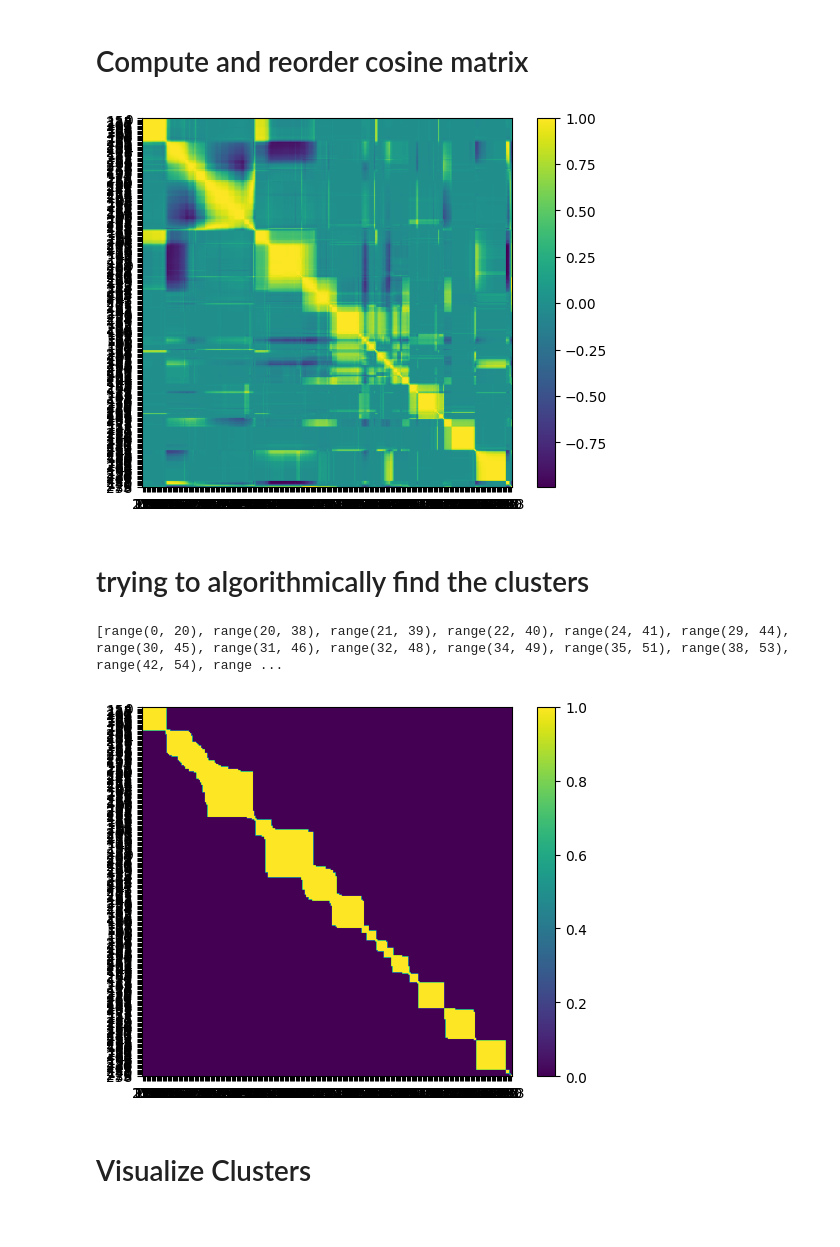
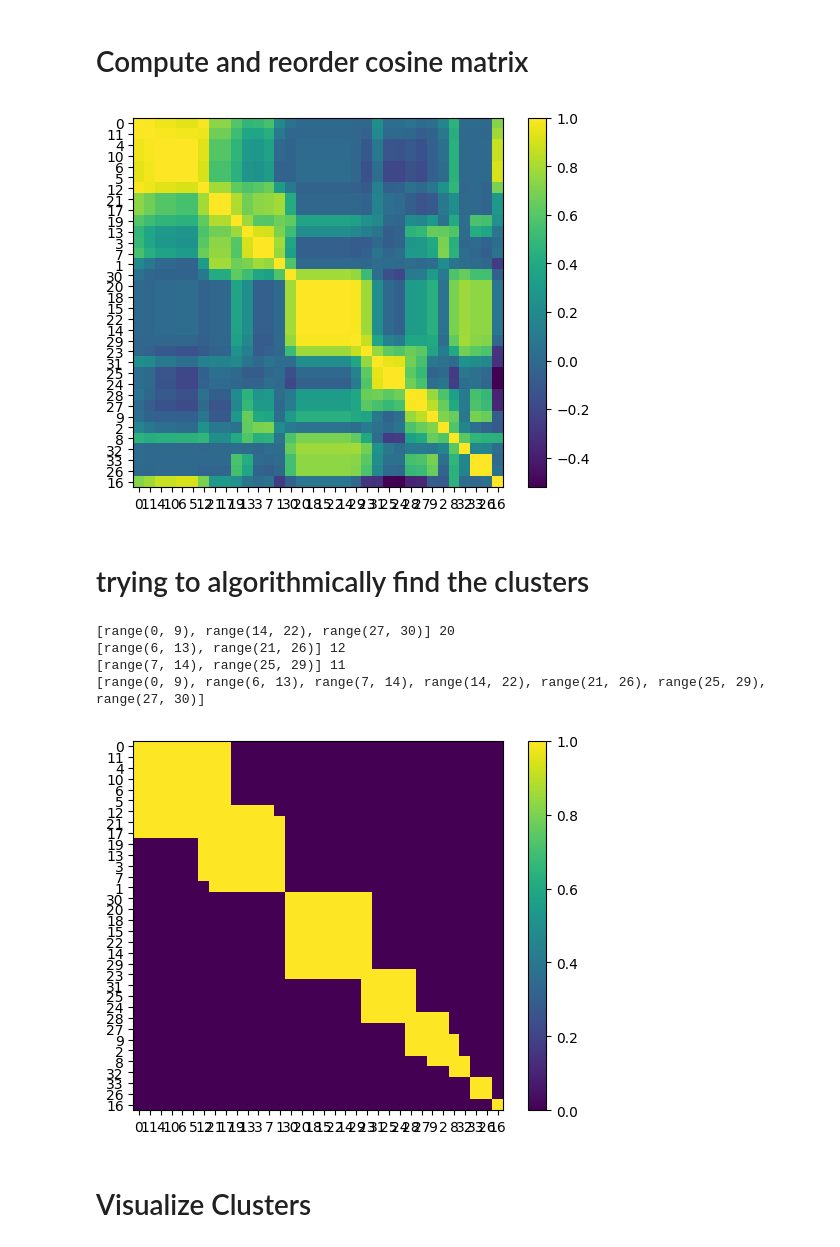
Before and after one commit to xiao278/svd_applications, a Jupyter notebook: community_detection_implementation.ipynb, the cells around one changed output. Drawn from its saved outputs; the diff is of its cells as text; code cells hidden in the pictures.

Commit message:
cluster coloring improvments
used interval partition to separate the 'clusters' into different partitions.

improved coloring to have a consistent color theme across different partitions

```diff
--- a/community_detection_implementation.ipynb
+++ b/community_detection_implementation.ipynb
@@ -40,18 +40,18 @@ from IPython.display import display
 # }
 
 # AL = nx.to_dict_of_lists(nx.davis_southern_women_graph())
-# AL = nx.to_dict_of_lists(nx.karate_club_graph())
-AL = nx.to_dict_of_lists(
-    nx.LFR_benchmark_graph(
-        n=300,
-        tau1=2.5,
-        tau2=1.5,
-        mu=0.1,
-        average_degree=5,
-        min_community=8,
-        seed=43
-    )
-)
+AL = nx.to_dict_of_lists(nx.karate_club_graph())
+# AL = nx.to_dict_of_lists(
+#     nx.LFR_benchmark_graph(
+#         n=600,
+#         tau1=2.5,
+#         tau2=1.5,
+#         mu=0.1,
+#         average_degree=6,
+#         min_community=10,
+#         seed=43
+#     )
+# )
 
 # top_nodes, bottom_nodes = bipartite.sets(nx.davis_southern_women_graph())
 
@@ -77,7 +77,7 @@ V = Vt.T
 S = np.diag(S)
 # %%
 svs = np.diag(S)
-k = calc_elbow(svs,0.95)
+k = calc_elbow(svs) #0.6 or 0.95 depending on what graph u use
 sns.lineplot(svs)
 sns.scatterplot(x=[k], y=[svs[k]], color='red')
 plt.show()
@@ -113,21 +113,25 @@ plt.yticks(range(len(INDEX)), INDEX)
 plt.colorbar()
 plt.show() #17-25
 # %% [output]
-[figure, old version]
+[figure, new version]
 # %% [markdown]
 # trying to algorithmically find the clusters
 # %%
 cluster_result = detect_cluster_structure(CM_REORDERED, 0.05)
-clusters = find_clusters(cluster_result, min_cluster_size=10)
+clusters = find_clusters(cluster_result)
+(cluster_partitions, prev_clusters) = partition_clusters(clusters)
 print(clusters)
 plt.imshow(cluster_result, cmap='viridis')
 plt.xticks(range(len(INDEX)), INDEX)
 plt.yticks(range(len(INDEX)), INDEX)
 plt.colorbar()
 plt.show()
 # %% [output]
-[range(0, 20), range(20, 38), range(21, 39), range(22, 40), range(24, 41), range(29, 44), range(30, 45), range(31, 46), range(32, 48), range(34, 49), range(35, 51), range(38, 53), range(42, 54), range ...
+[range(0, 9), range(14, 22), range(27, 30)] 20
+[range(6, 13), range(21, 26)] 12
+[range(7, 14), range(25, 29)] 11
+[range(0, 9), range(6, 13), range(7, 14), range(14, 22), range(21, 26), range(25, 29), range(27, 30)]
-[figure, old version]
+[figure, new version]
 # %% [markdown]
 # Visualize Clusters
 # %%
```
Also changed, not shown: parts of 5 cells of this notebook, 2 other files.
